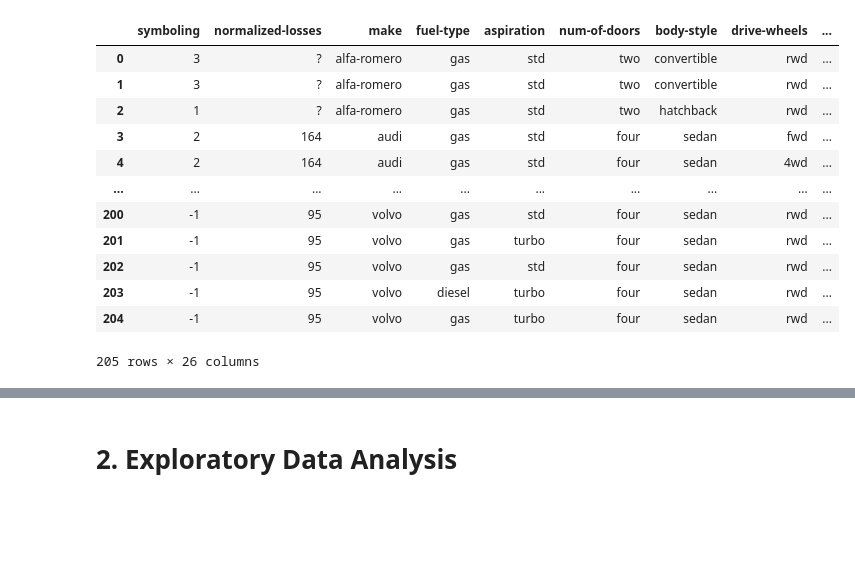
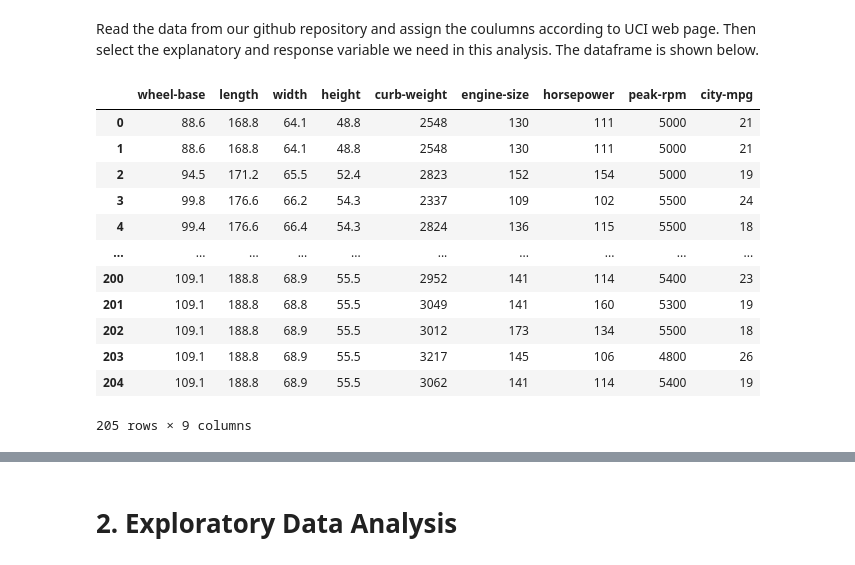
Before and after one commit to Zhengnan817/DAV-6150, a Jupyter notebook: M2: Cross Validating a Linear Regression Model/Cross Validating a Linear Regression Model.ipynb, the cells around one changed output, grey strips where cells are left out. Saved outputs shown, nothing was run; the diff lists cells and outputs as text; code cells hidden in the pictures; blank space fills up the shorter version.

Commit message:
updateing M2 file and change the name to Cross

```diff
--- a/M2: Cross Validating a Linear Regression Model/Cross Validating a Linear Regression Model.ipynb
+++ b/M2: Cross Validating a Linear Regression Model/Cross Validating a Linear Regression Model.ipynb
@@ -43,22 +46,30 @@ from sklearn.preprocessing import StandardScaler
+# %% [markdown]
+Read the data from our github repository and assign the coulumns according to UCI web page. Then select the explanatory and response variable we need in this analysis. The dataframe is shown below.
 # %%
-column_names = ['symboling', 'normalized-losses', 'make', 'fuel-type', 'aspiration', 'num-of-doors',
-                'body-style', 'drive-wheels', 'engine-location', 'wheel-base', 'length', 'width', 'height',
-                'curb-weight', 'engine-type', 'num-of-cylinders', 'engine-size', 'fuel-system', 'bore',
-                'stroke', 'compression-ratio', 'horsepower', 'peak-rpm', 'city-mpg', 'highway-mpg', 'price']
+passager_vehicle_raw = pd.read_csv("https://raw.githubusercontent.com/jc000222/Data_Science_DAV6150/main/M2/src/M2_Data.csv", header=None)
+passager_vehicle_raw.columns = ['symboling', 'normalized-losses', 'make', 'fuel-type', 'aspiration',
+                 'num-of-doors', 'body-style', 'drive-wheels', 'engine-location',
+                 'wheel-base', 'length', 'width', 'height', 'curb-weight',
+                 'engine-type', 'num-of-cylinders', 'engine-size', 'fuel-system',
+                 'bore', 'stroke', 'compression-ratio', 'horsepower', 'peak-rpm',
+                 'city-mpg', 'highway-mpg', 'price']
 
-passager_vehicle.columns = column_names
+explanatory_variables = ['wheel-base', 'length', 'width', 'height', 'engine-size', 'horsepower', 'peak-rpm', 'city-mpg']
+response_variable = ['curb-weight']
+
+passager_vehicle = passager_vehicle_raw[[col for col in passager_vehicle_raw.columns if col in explanatory_variables+response_variable]]
 passager_vehicle
 # %% [output]
-|  | symboling | normalized-losses | make | fuel-type | aspiration | num-of-doors | body-style | drive-wheels | ... |
-| 0 | 3 | ? | alfa-romero | gas | std | two | convertible | rwd | ... |
-| 1 | 3 | ? | alfa-romero | gas | std | two | convertible | rwd | ... |
-| 2 | 1 | ? | alfa-romero | gas | std | two | hatchback | rwd | ... |
-| 3 | 2 | 164 | audi | gas | std | four | sedan | fwd | ... |
-| 4 | 2 | 164 | audi | gas | std | four | sedan | 4wd | ... |
+|  | wheel-base | length | width | height | curb-weight | engine-size | horsepower | peak-rpm | city-mpg |
+| 0 | 88.6 | 168.8 | 64.1 | 48.8 | 2548 | 130 | 111 | 5000 | 21 |
+| 1 | 88.6 | 168.8 | 64.1 | 48.8 | 2548 | 130 | 111 | 5000 | 21 |
+| 2 | 94.5 | 171.2 | 65.5 | 52.4 | 2823 | 152 | 154 | 5000 | 19 |
+| 3 | 99.8 | 176.6 | 66.2 | 54.3 | 2337 | 109 | 102 | 5500 | 24 |
+| 4 | 99.4 | 176.6 | 66.4 | 54.3 | 2824 | 136 | 115 | 5500 | 18 |
 | ... | ... | ... | ... | ... | ... | ... | ... | ... | ... |
-| 200 | -1 | 95 | volvo | gas | std | four | sedan | rwd | ... |
-| 201 | -1 | 95 | volvo | gas | turbo | four | sedan | rwd | ... |
-| 202 | -1 | 95 | volvo | gas | std | four | sedan | rwd | ... |
-| 203 | -1 | 95 | volvo | diesel | turbo | four | sedan | rwd | ... |
-| 204 | -1 | 95 | volvo | gas | turbo | four | sedan | rwd | ... |
+| 200 | 109.1 | 188.8 | 68.9 | 55.5 | 2952 | 141 | 114 | 5400 | 23 |
+| 201 | 109.1 | 188.8 | 68.8 | 55.5 | 3049 | 141 | 160 | 5300 | 19 |
+| 202 | 109.1 | 188.8 | 68.9 | 55.5 | 3012 | 173 | 134 | 5500 | 18 |
+| 203 | 109.1 | 188.8 | 68.9 | 55.5 | 3217 | 145 | 106 | 4800 | 26 |
+| 204 | 109.1 | 188.8 | 68.9 | 55.5 | 3062 | 141 | 114 | 5400 | 19 |
-205 rows × 26 columns
+205 rows × 9 columns
```
Also changed, not shown: parts of 61 cells of this notebook, 2 other files.
